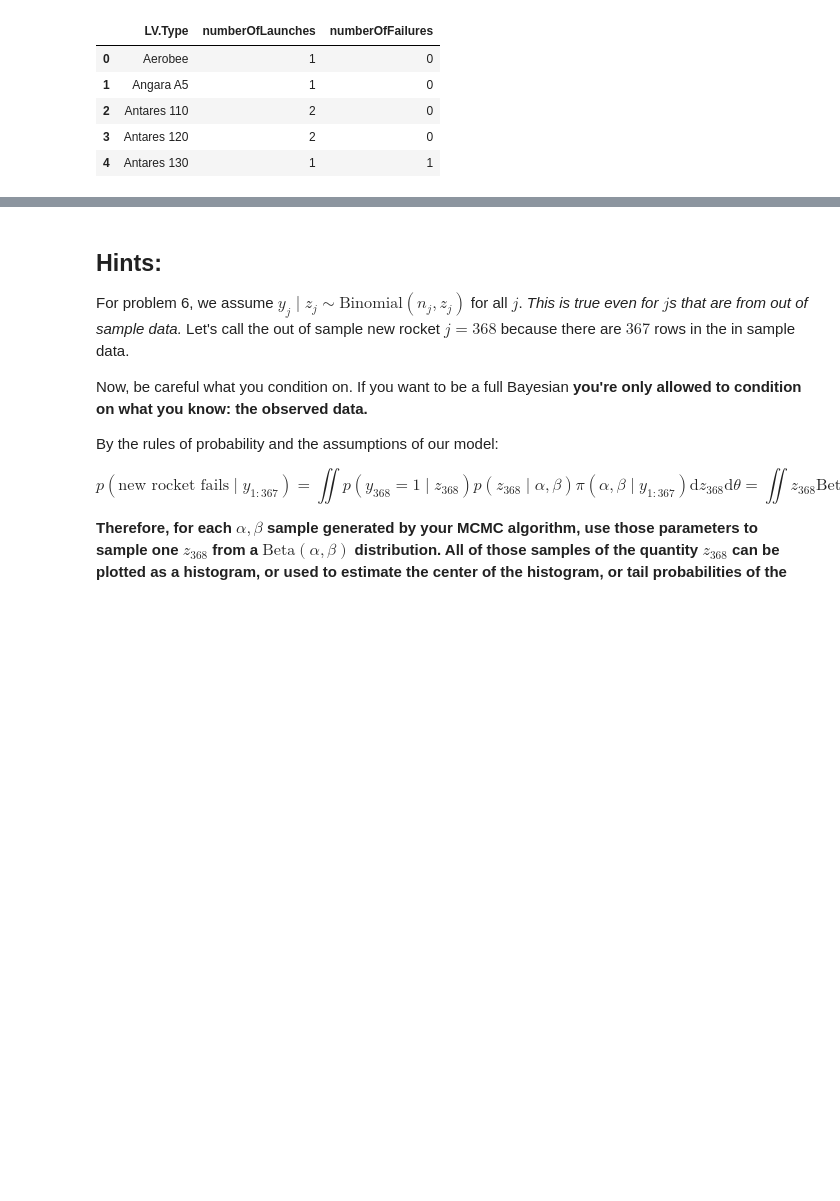
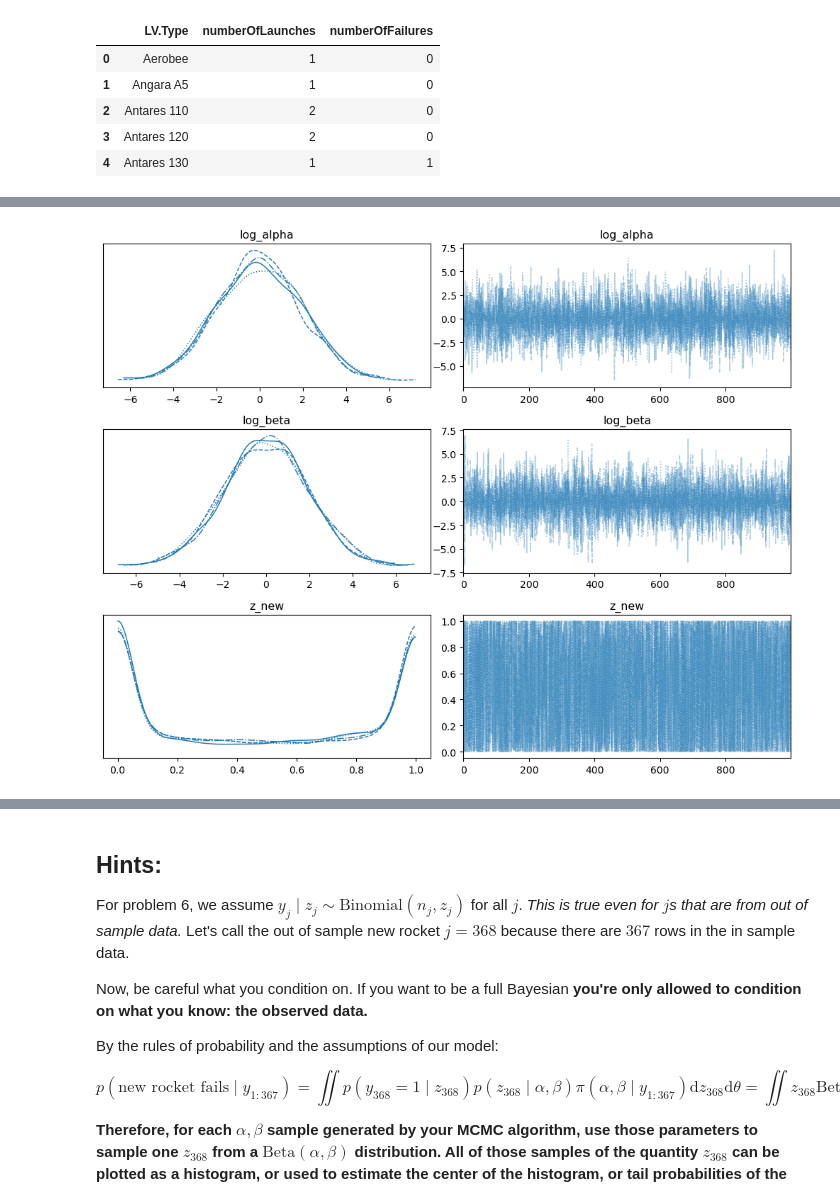
Before and after one commit to robertclayh/DS6040, a Jupyter notebook: M11/hw11/assignment11.ipynb, the cells around one changed output, grey strips where cells are left out. Cells and saved outputs as stored; diff of their text form; code cells hidden in the pictures; blank space fills up the shorter version.

```diff
--- a/M11/hw11/assignment11.ipynb
+++ b/M11/hw11/assignment11.ipynb
@@ -63,0 +102,12 @@ Finally:
+# %%
+# Load data
+y = rockets['numberOfFailures'].values
+n = rockets['numberOfLaunches'].values
+J = len(y)
+
+# Compile Stan model
+model = CmdStanModel(stan_file='rocket_failure_model.stan')
+
+# Sample from posterior
+fit = model.sample(data={'J': J, 'y': y, 'n': n},
+                   chains=4, parallel_chains=4)
@@ -63,0 +140,8 @@ Finally:
+# %%
+idata = az.from_cmdstanpy(posterior=fit)
+
+az.plot_trace(idata, var_names=["log_alpha", "log_beta", "z_new"], figsize=(10, 8))
+plt.tight_layout()
+plt.show()
+# %% [output]
+[figure, added]
```
Also changed, not shown: parts of 30 cells of this notebook, 2 other files.
